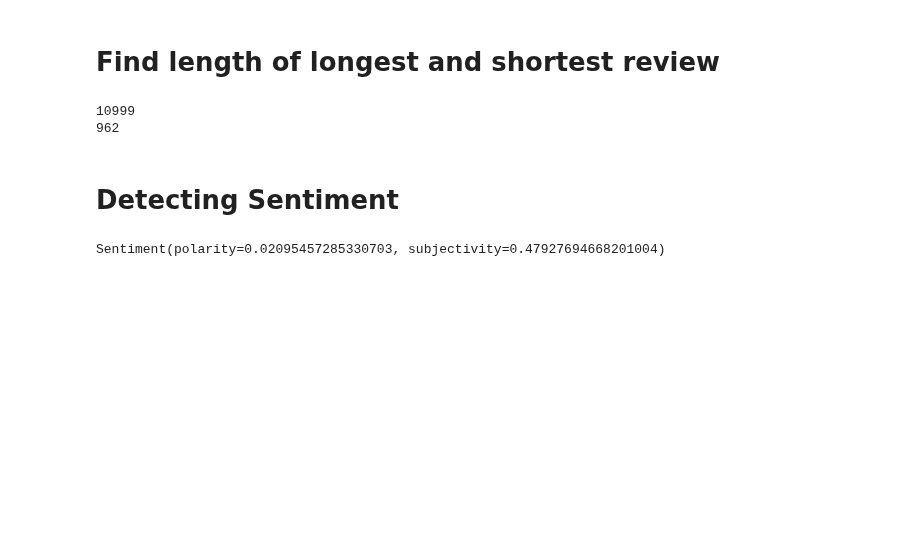
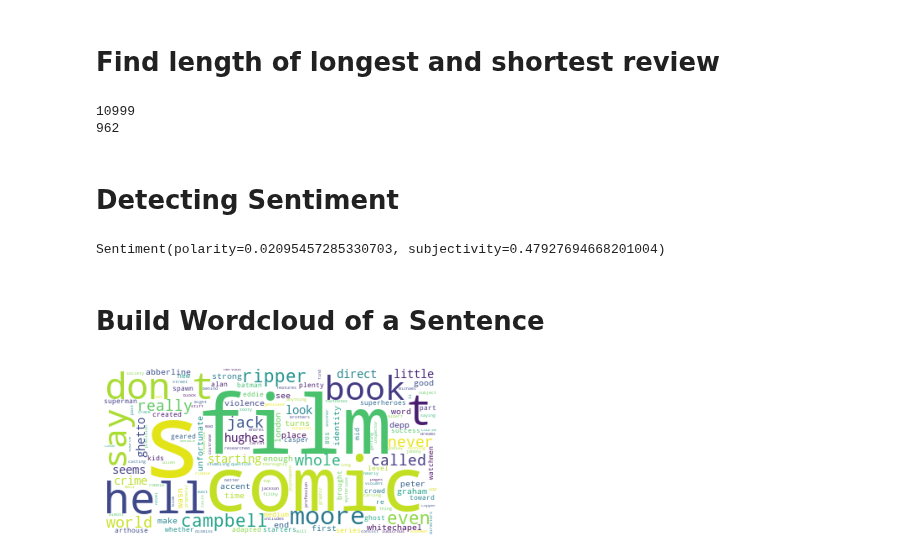
Before and after one commit to Muhammad-Usama-07/Natural-Language-Processing, a Jupyter notebook: Sentiment_Analysis/WorkFile.ipynb, the cells around one changed output. Cells and saved outputs as stored; diff of their text form; code cells hidden in the pictures; blank space fills up the shorter version.

Commit message:
Build Wordcloud of a Sentence

```diff
--- a/Sentiment_Analysis/WorkFile.ipynb
+++ b/Sentiment_Analysis/WorkFile.ipynb
@@ -54,3 +54,14 @@ sent_obj = TextBlob(data['text'][0])
 print(sent_obj.sentiment)
 # %% [output]
 Sentiment(polarity=0.02095457285330703, subjectivity=0.47927694668201004)
+# %% [markdown]
+# Build Wordcloud of a Sentence
+# %%
+import matplotlib.pyplot as plt
+from wordcloud import WordCloud
+cloud_of_sentence = WordCloud(background_color = 'white').generate(data['text'][0])
+plt.imshow(cloud_of_sentence)
+plt.axis('off')
+plt.show()
+# %% [output]
+[figure, added]
```
